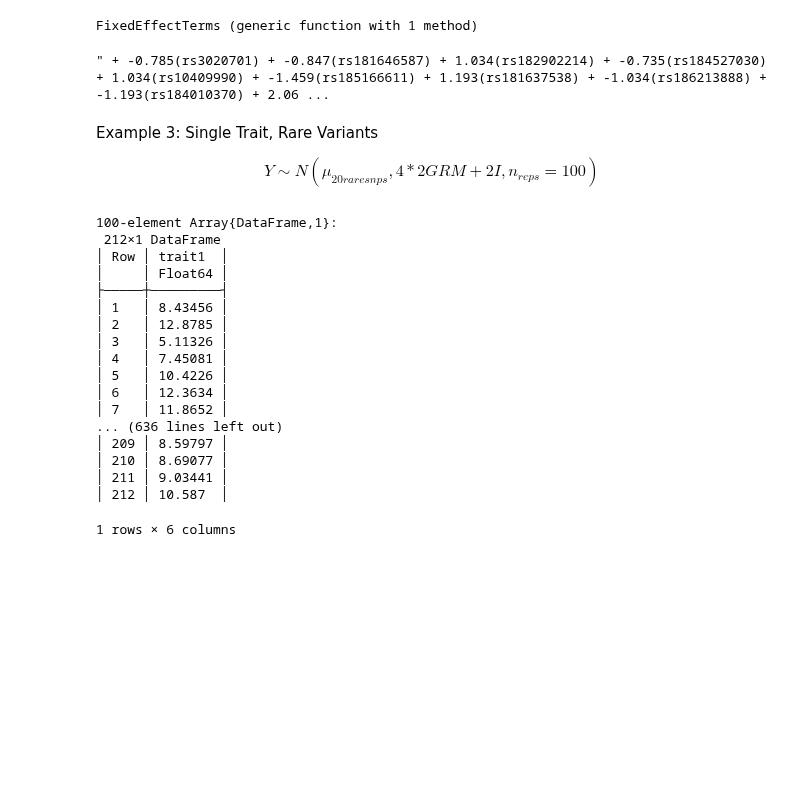
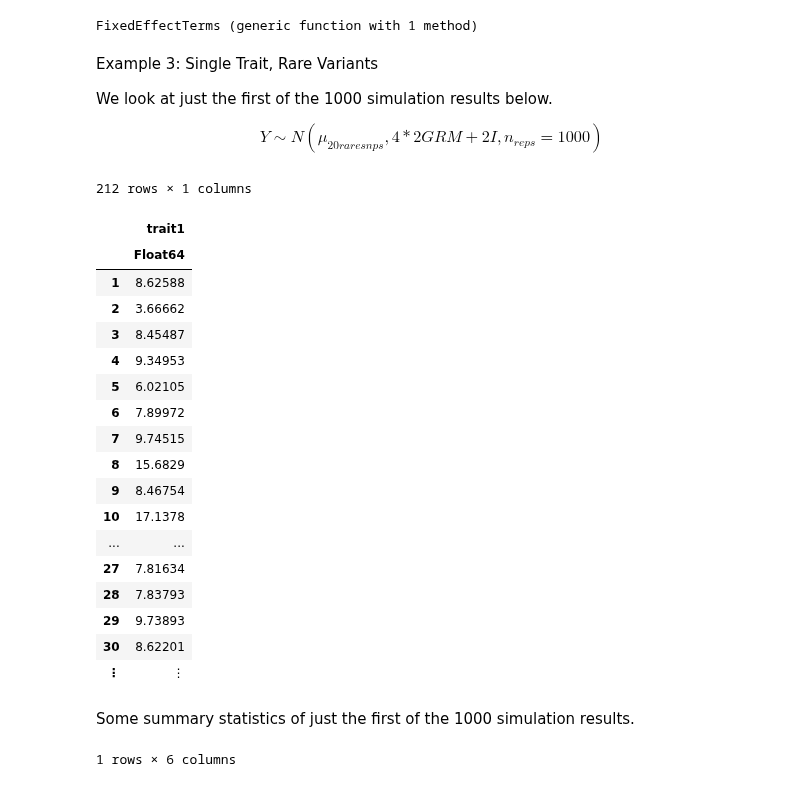
Before and after one commit to OpenMendel/TraitSimulation.jl, a Jupyter notebook: docs/TraitSimulation_28e.ipynb, the cells around one changed output. Drawn from its saved outputs; the diff is of its cells as text; code cells hidden in the pictures; blank space fills up the shorter version.

```diff
--- a/docs/TraitSimulation_28e.ipynb
+++ b/docs/TraitSimulation_28e.ipynb
@@ -707,36 +698,39 @@ end
 end
 # %% [output]
 FixedEffectTerms (generic function with 1 method)
-# %%
-mean_formula_rare = FixedEffectTerms(simulated_effectsizes_chisq, rare_snps_for_simulation)
-# %% [output]
-" + -0.785(rs3020701) + -0.847(rs181646587) + 1.034(rs182902214) + -0.735(rs184527030) + 1.034(rs10409990) + -1.459(rs185166611) + 1.193(rs181637538) + -1.034(rs186213888) + -1.193(rs184010370) + 2.06 ...
 # %% [markdown]
 Example 3: Single Trait, Rare Variants
 
+We look at just the first of the 1000 simulation results below.
+
 $$
-Y ∼ N(μ_{20raresnps}, 4* 2GRM + 2I, n_{reps} = 100)$$
+Y ∼ N(μ_{20raresnps}, 4* 2GRM + 2I, n_{reps} = 1000)$$
 # %%
+mean_formula_rare = FixedEffectTerms(simulated_effectsizes_chisq, rare_snps_for_simulation);
 rare_20_snp_model = LMMTrait([mean_formula_rare], geno_rare20_converted, 4*(2*GRM) + 2*(I_n))
-trait_rare_20_snps = simulate(rare_20_snp_model, 100)
+trait_rare_20_snps = simulate(rare_20_snp_model, 1000)[1]
 # %% [output]
-100-element Array{DataFrame,1}:
- 212×1 DataFrame
-│ Row │ trait1  │
-│     │ Float64 │
-├─────┼─────────┤
-│ 1   │ 8.43456 │
-│ 2   │ 12.8785 │
-│ 3   │ 5.11326 │
-│ 4   │ 7.45081 │
-│ 5   │ 10.4226 │
-│ 6   │ 12.3634 │
-│ 7   │ 11.8652 │
-... (636 lines left out)
-│ 209 │ 8.59797 │
-│ 210 │ 8.69077 │
-│ 211 │ 9.03441 │
-│ 212 │ 10.587  │
+212 rows × 1 columns
+|  | trait1 |
+|  | Float64 |
+| 1 | 8.62588 |
+| 2 | 3.66662 |
+| 3 | 8.45487 |
+| 4 | 9.34953 |
+| 5 | 6.02105 |
+| 6 | 7.89972 |
+| 7 | 9.74515 |
+| 8 | 15.6829 |
+| 9 | 8.46754 |
+| 10 | 17.1378 |
+| ... | ... |
+| 27 | 7.81634 |
+| 28 | 7.83793 |
+| 29 | 9.73893 |
+| 30 | 8.62201 |
+| ⋮ | ⋮ |
+# %% [markdown]
+Some summary statistics of just the first of the 1000 simulation results.
 # %%
 describe(trait_rare_20_snps[1], stats = [:mean, :std, :min, :max, :eltype])
 # %% [output]
```
Also changed, not shown: parts of 10 cells of this notebook, 1 other file.
